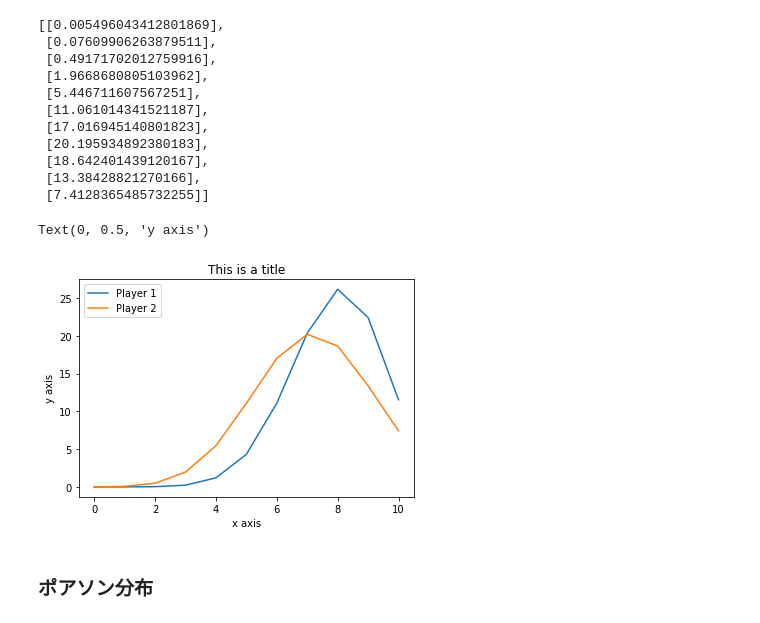
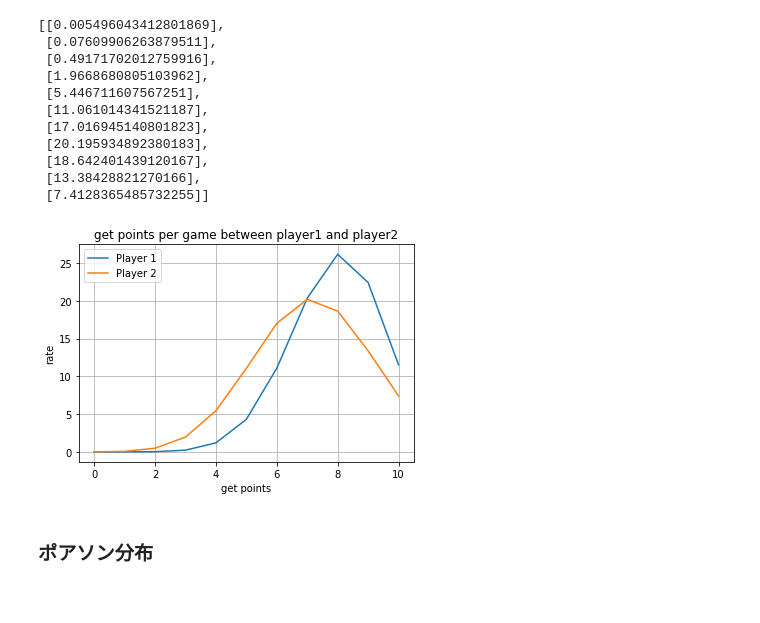
Before and after one commit to fujispooo/datascience, a Jupyter notebook: Lec90-Lec91.ipynb, the cells around one changed output. Cells and saved outputs as stored; diff of their text form; code cells hidden in the pictures.

```diff
--- a/Lec90-Lec91.ipynb
+++ b/Lec90-Lec91.ipynb
@@ -160,13 +160,13 @@ answer__B
 # %%
 p1 = plt.plot(p__y,answer__A)
 p2 = plt.plot(p__y,answer__B)
 plt.legend((p1[0], p2[0]), ("Player 1", "Player 2"), loc=2)
-plt.title("Point ")
-plt.xlabel("x axis")
-plt.ylabel("y axis")
+plt.title("get points per game between player1 and player2")
+plt.xlabel("get points")
+plt.ylabel("rate")
+plt.grid(True)
 # %% [output]
-Text(0, 0.5, 'y axis')
-[figure, old version]
+[figure, new version]
 # %% [markdown]
 ### ポアソン分布
 # %%
```
Also changed, not shown: parts of 1 cell of this notebook, 1 other file.
